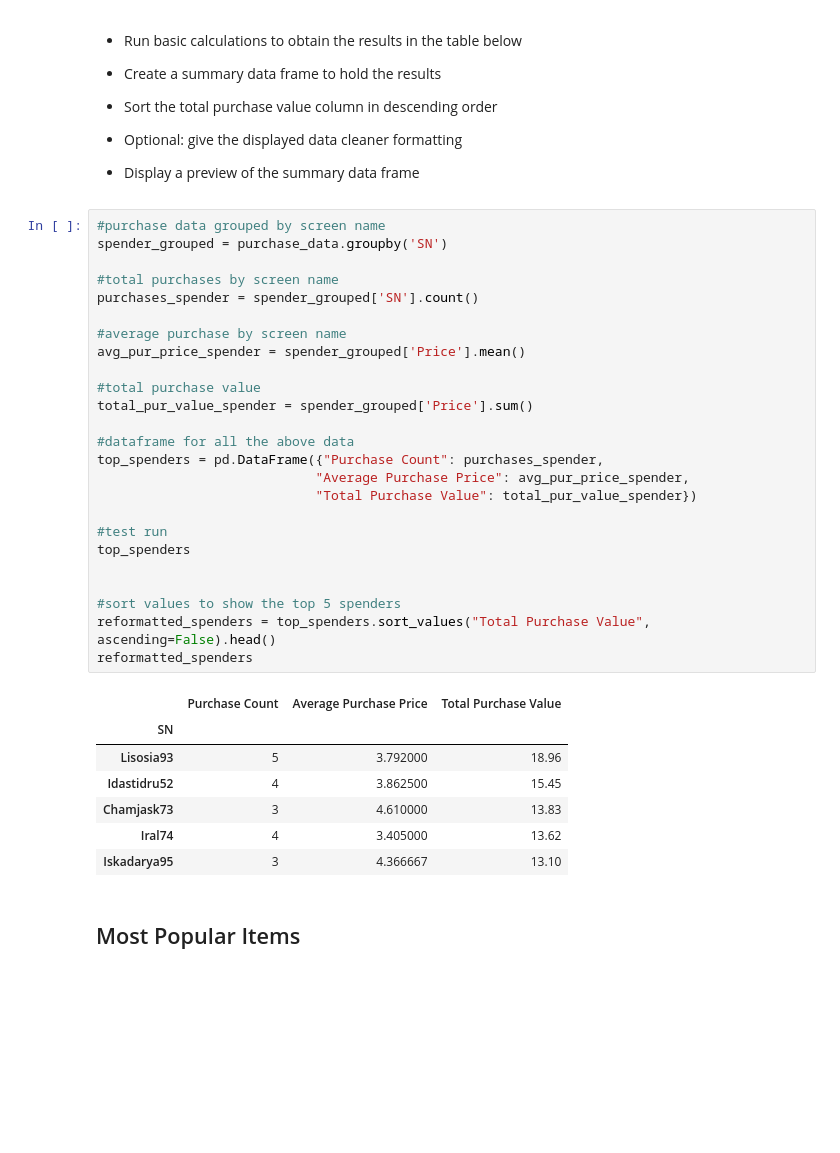
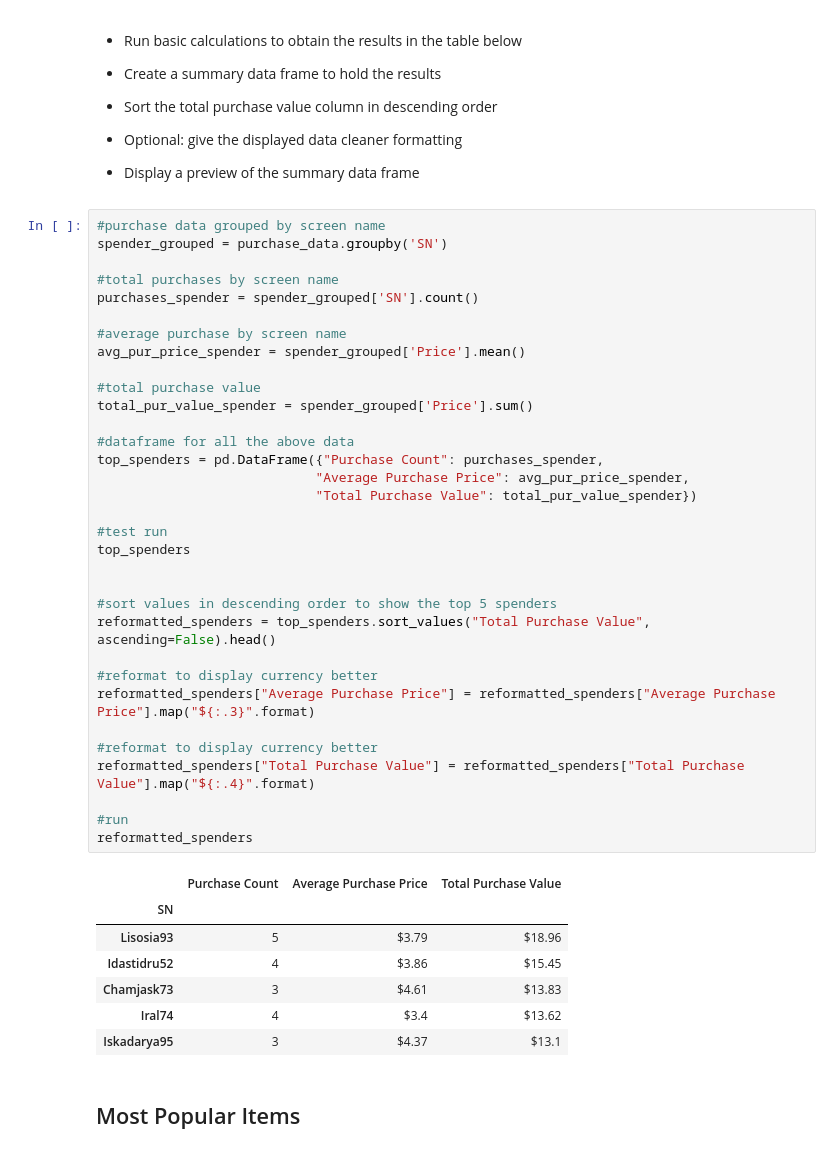
Before and after one commit to teresaflicek/pandas-challenge, a Jupyter notebook: HeroesOfPymoli/HeroesOfPymoli!.ipynb, the cells around one changed output. Drawn from its saved outputs; the diff is of its cells as text; blank space fills up the shorter version.

Commit message:
top spenders reformat

```diff
--- a/HeroesOfPymoli/HeroesOfPymoli!.ipynb
+++ b/HeroesOfPymoli/HeroesOfPymoli!.ipynb
@@ -315,36 +315,44 @@ purchasing_analysis_age
 # %%
 #purchase data grouped by screen name
 spender_grouped = purchase_data.groupby('SN')
 
 #total purchases by screen name
 purchases_spender = spender_grouped['SN'].count()
 
 #average purchase by screen name
 avg_pur_price_spender = spender_grouped['Price'].mean()
 
 #total purchase value
 total_pur_value_spender = spender_grouped['Price'].sum()
 
 #dataframe for all the above data
 top_spenders = pd.DataFrame({"Purchase Count": purchases_spender,
                             "Average Purchase Price": avg_pur_price_spender,
                             "Total Purchase Value": total_pur_value_spender})
 
 #test run
 top_spenders
 
 
-#sort values to show the top 5 spenders
+#sort values in descending order to show the top 5 spenders
 reformatted_spenders = top_spenders.sort_values("Total Purchase Value", ascending=False).head()
+
+#reformat to display currency better
+reformatted_spenders["Average Purchase Price"] = reformatted_spenders["Average Purchase Price"].map("${:.3}".format)
+
+#reformat to display currency better
+reformatted_spenders["Total Purchase Value"] = reformatted_spenders["Total Purchase Value"].map("${:.4}".format)
+
+#run
 reformatted_spenders
 # %% [output]
 |  | Purchase Count | Average Purchase Price | Total Purchase Value |
 | SN |  |  |  |
-| Lisosia93 | 5 | 3.792000 | 18.96 |
-| Idastidru52 | 4 | 3.862500 | 15.45 |
-| Chamjask73 | 3 | 4.610000 | 13.83 |
-| Iral74 | 4 | 3.405000 | 13.62 |
-| Iskadarya95 | 3 | 4.366667 | 13.10 |
+| Lisosia93 | 5 | $3.79 | $18.96 |
+| Idastidru52 | 4 | $3.86 | $15.45 |
+| Chamjask73 | 3 | $4.61 | $13.83 |
+| Iral74 | 4 | $3.4 | $13.62 |
+| Iskadarya95 | 3 | $4.37 | $13.1 |
 # %% [markdown]
 ## Most Popular Items
 # %% [markdown]
```
